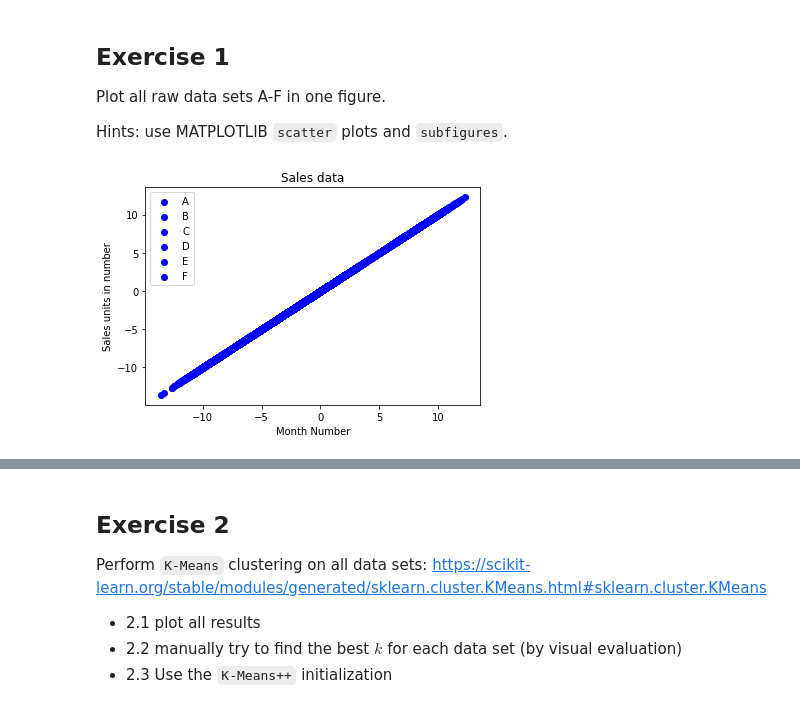
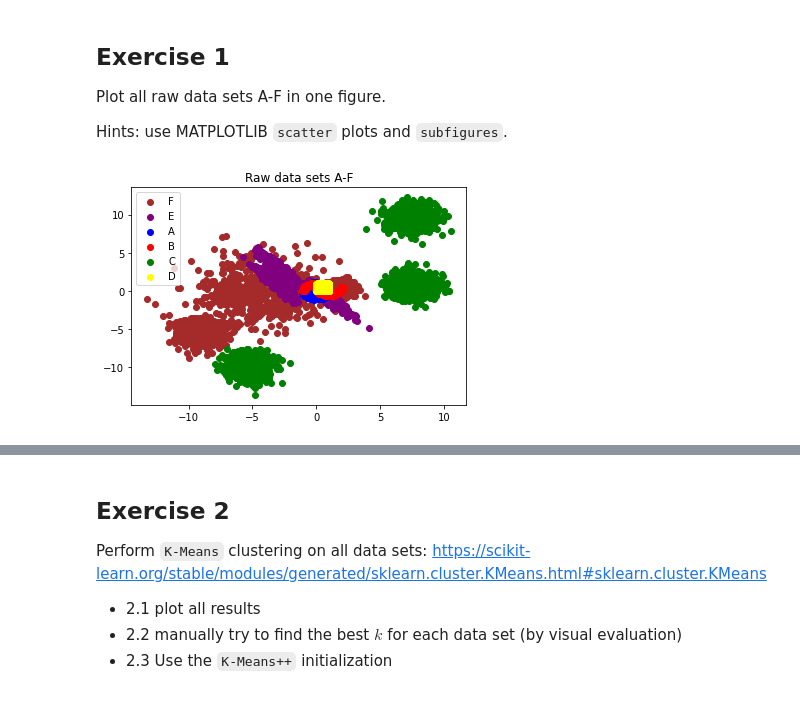
Before and after one commit to giessler10/DataScience21, a Jupyter notebook: Block_4/Assignments/Clustering_I.ipynb, the cells around one changed output, grey strips where cells are left out. Saved outputs shown, nothing was run; the diff lists cells and outputs as text; code cells hidden in the pictures.

```diff
--- a/Block_4/Assignments/Clustering_I.ipynb
+++ b/Block_4/Assignments/Clustering_I.ipynb
@@ -39,23 +39,18 @@
 # %%
 fig, ax = plt.subplots()
 
-ax.scatter(A, A,color="blue", lw=1 , ls='-', marker='o', label="A")
-ax.scatter(B, B,color="blue", lw=1 , ls='-', marker='o', label="B")
-ax.scatter(C, C,color="blue", lw=1 , ls='-', marker='o', label="C")
-ax.scatter(D, D,color="blue", lw=1 , ls='-', marker='o', label="D")
-ax.scatter(E, E,color="blue", lw=1 , ls='-', marker='o', label="E")
-ax.scatter(F, F,color="blue", lw=1 , ls='-', marker='o', label="F")
+ax.scatter(F[:,0],F[:,1],color="brown", lw=1 , ls='-', marker='o', label="F")
+ax.scatter(E[:,0],E[:,1],color="purple", lw=1 , ls='-', marker='o', label="E")
+ax.scatter(A[:,0],A[:,1],color="blue", lw=1 , ls='-', marker='o', label="A")
+ax.scatter(B[:,0],B[:,1],color="red", lw=1 , ls='-', marker='o', label="B")
+ax.scatter(C[:,0],C[:,1],color="green", lw=1 , ls='-', marker='o', label="C")
+ax.scatter(D[:,0],D[:,1],color="yellow", lw=1 , ls='-', marker='o', label="D")
 
-#ax.plot(data.month_number, data.facewash,color="orange", lw=3, ls='-', marker='o', label="Profit data of last year")
-#ax.plot(data.month_number, data.toothpaste,color="green", lw=3, ls='-', marker='o', label="Profit data of last year")
-#ax.plot(data.month_number, data.bathingsoap,color="red", lw=3, ls='-', marker='o', label="Profit data of last year")
-#ax.plot(data.month_number, data.shampoo,color="purple", lw=3, ls='-', marker='o', label="Profit data of last year")
-#ax.plot(data.month_number, data.moisturizer,color="brown", lw=3, ls='-', marker='o', label="Profit data of last year")
 ax.legend(loc=2);
-ax.set_xlabel('Month Number')
-ax.set_ylabel('Sales units in number')
-ax.set_title('Sales data');
+#ax.set_xlabel('Month Number')
+#ax.set_ylabel('Sales units in number')
+ax.set_title('Raw data sets A-F');
 #ax.set_ylim([900, 18000])
 #ax.set_xlim([0.5, 12.5])
 # %% [output]
-[figure, old version]
+[figure, new version]
```
Also changed, not shown: parts of 12 cells of this notebook, 1 other file.
